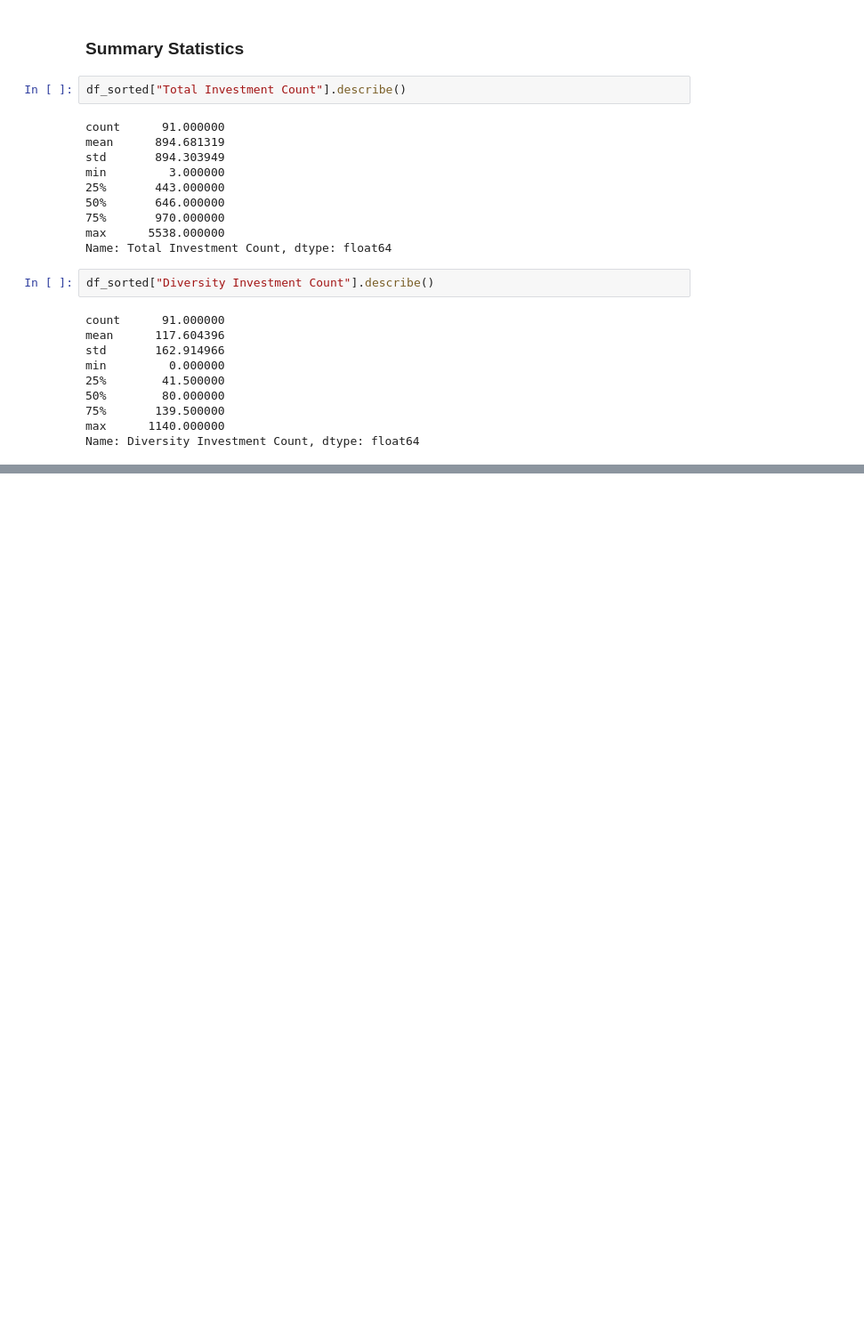
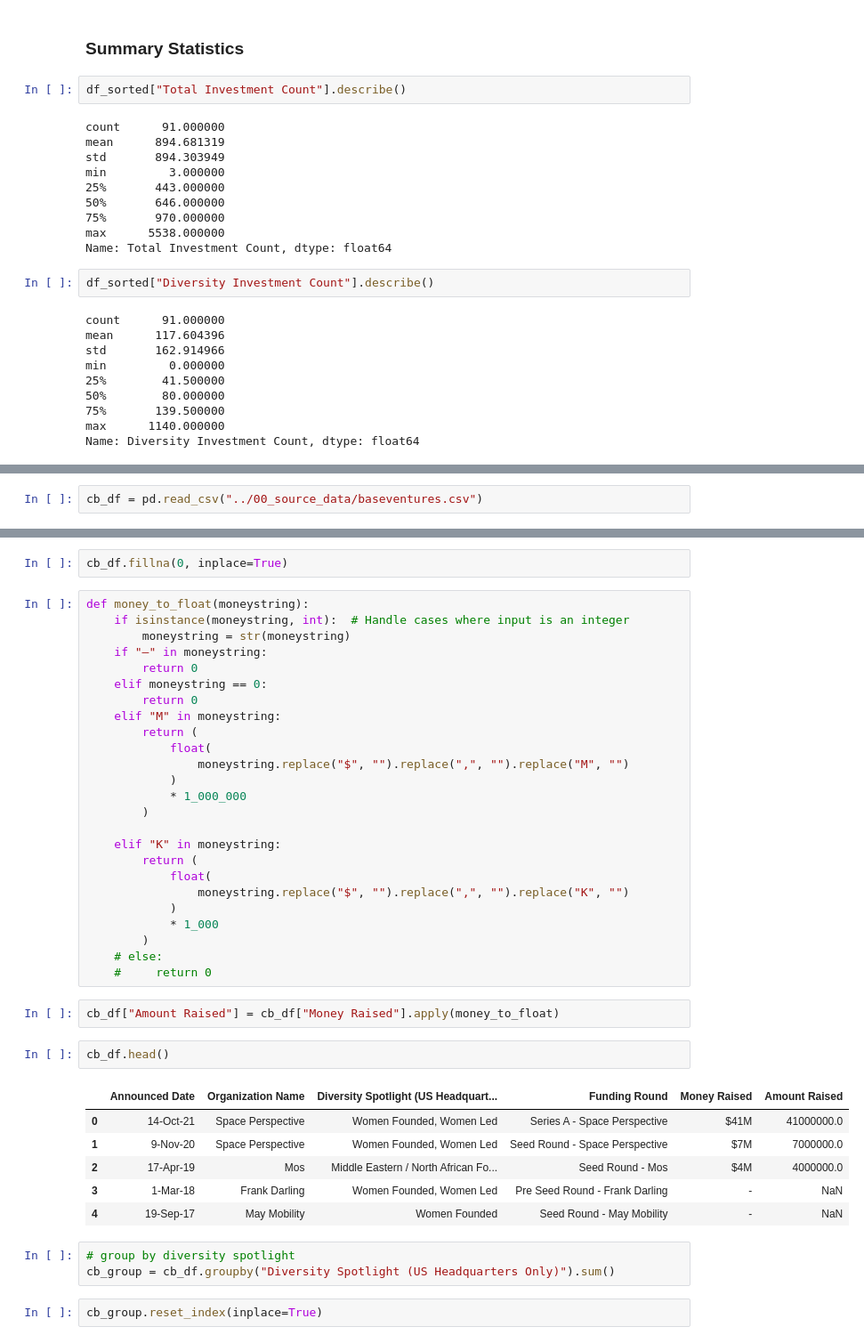
Before and after one commit to Yer1k/Diverse_Led_Funds, a Jupyter notebook: 10_code/Graphs.ipynb, the cells around one changed output, grey strips where cells are left out. Shown at 89% size. Saved outputs shown, nothing was run; the diff lists cells and outputs as text; blank space fills up the shorter version.

```diff
--- a/10_code/Graphs.ipynb
+++ b/10_code/Graphs.ipynb
@@ -321,0 +324,2 @@ Name: Diversity Investment Count, dtype: float64
+# %%
+cb_df = pd.read_csv("../00_source_data/baseventures.csv")
@@ -321,0 +343,43 @@ Name: Diversity Investment Count, dtype: float64
+# %%
+cb_df.fillna(0, inplace=True)
+# %%
+def money_to_float(moneystring):
+    if isinstance(moneystring, int):  # Handle cases where input is an integer
+        moneystring = str(moneystring)
+    if "—" in moneystring:
+        return 0
+    elif moneystring == 0:
+        return 0
+    elif "M" in moneystring:
+        return (
+            float(
+                moneystring.replace("$", "").replace(",", "").replace("M", "")
+            )
+            * 1_000_000
+        )
+
+    elif "K" in moneystring:
+        return (
+            float(
+                moneystring.replace("$", "").replace(",", "").replace("K", "")
+            )
+            * 1_000
+        )
+    # else:
+    #     return 0
+# %%
+cb_df["Amount Raised"] = cb_df["Money Raised"].apply(money_to_float)
+# %%
+cb_df.head()
+# %% [output]
+|  | Announced Date | Organization Name | Diversity Spotlight (US Headquart... | Funding Round | Money Raised | Amount Raised |
+| 0 | 14-Oct-21 | Space Perspective | Women Founded, Women Led | Series A - Space Perspective | $41M | 41000000.0 |
+| 1 | 9-Nov-20 | Space Perspective | Women Founded, Women Led | Seed Round - Space Perspective | $7M | 7000000.0 |
+| 2 | 17-Apr-19 | Mos | Middle Eastern / North African Fo... | Seed Round - Mos | $4M | 4000000.0 |
+| 3 | 1-Mar-18 | Frank Darling | Women Founded, Women Led | Pre Seed Round - Frank Darling | - | NaN |
+| 4 | 19-Sep-17 | May Mobility | Women Founded | Seed Round - May Mobility | - | NaN |
+# %%
+# group by diversity spotlight
+cb_group = cb_df.groupby("Diversity Spotlight (US Headquarters Only)").sum()
+# %%
+cb_group.reset_index(inplace=True)
```
Also changed, not shown: parts of 6 cells of this notebook, 1 other file.
